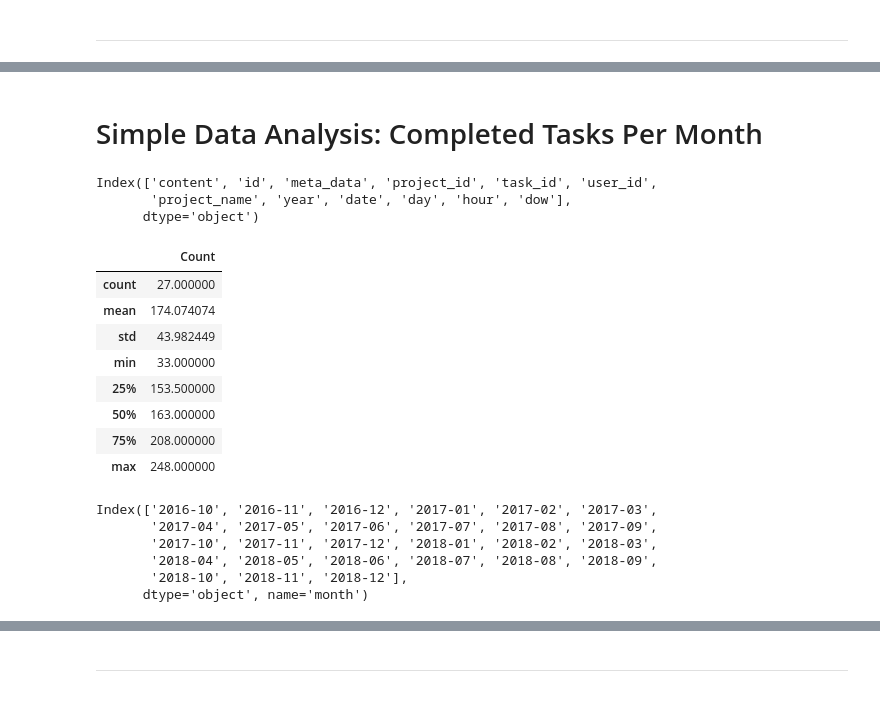
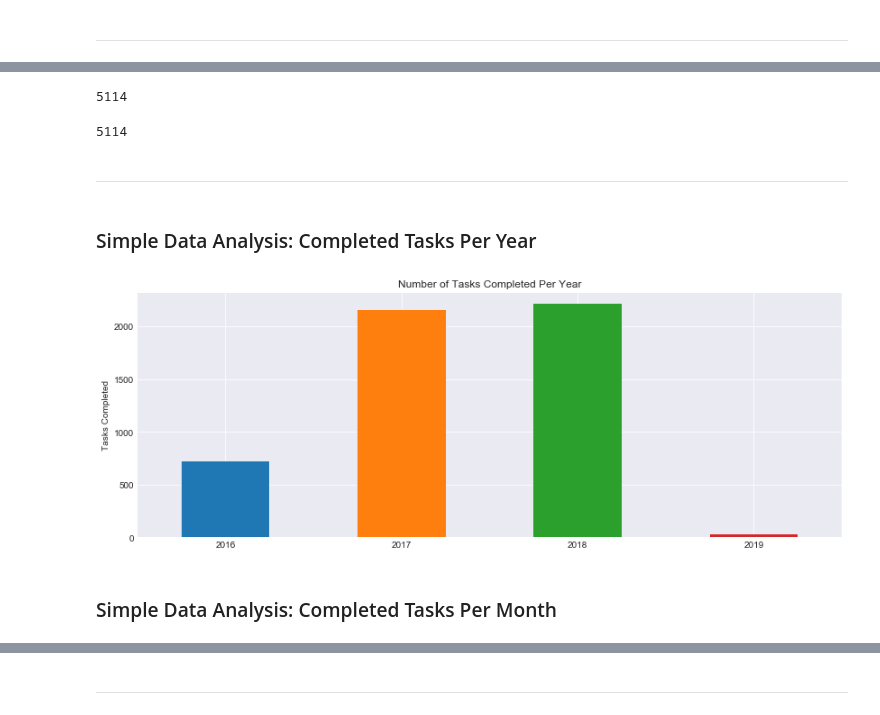
Before and after one commit to markwk/qs_ledger, a Jupyter notebook: todoist/todoist_data_analysis.ipynb, the cells around one changed output, grey strips where cells are left out. Drawn from its saved outputs; the diff is of its cells as text; code cells hidden in the pictures.

```diff
--- a/todoist/todoist_data_analysis.ipynb
+++ b/todoist/todoist_data_analysis.ipynb
@@ -16,2 +24,33 @@ from datetime import datetime
+# %%
+# import raw data
+raw_tasks = pd.read_csv("data/todost-raw-tasks-completed.csv")
+len(raw_tasks)
+# %% [output]
+5114
+# %%
+# import processed data
+tasks = pd.read_csv("data/todost-tasks-completed.csv")
+len(tasks)
+# %% [output]
+5114
+# %% [markdown]
+----
+# %% [markdown]
+### Simple Data Analysis: Completed Tasks Per Year
+# %%
+year_data = tasks['year'].value_counts().sort_index()
+# %%
+# Chart Monthly Tasks Count
+dataset = year_data
+chart_title = 'Number of Tasks Completed Per Year'
+
+plt.style.use('seaborn-darkgrid')
+ax = dataset.plot.bar(figsize=(14, 5), rot=0, legend=False)
+ax.set_ylabel('Tasks Completed')
+ax.set_xlabel('')
+ax.set_title(chart_title)
+plt.show()
+# %% [output]
+[figure, added]
 # %% [markdown]
-# Simple Data Analysis: Completed Tasks Per Month
+### Simple Data Analysis: Completed Tasks Per Month
@@ -22,6 +56,0 @@ totals_by_month = past_tasks.groupby(['month']).count()
-# %%
-totals_by_month.columns
-# %% [output]
-Index(['content', 'id', 'meta_data', 'project_id', 'task_id', 'user_id',
-       'project_name', 'year', 'date', 'day', 'hour', 'dow'],
-      dtype='object')
@@ -32,21 +56,0 @@ totals_by_month.columns = ['Count']
-# %%
-totals_by_month.describe()
-# %% [output]
-|  | Count |
-| count | 27.000000 |
-| mean | 174.074074 |
-| std | 43.982449 |
-| min | 33.000000 |
-| 25% | 153.500000 |
-| 50% | 163.000000 |
-| 75% | 208.000000 |
-| max | 248.000000 |
-# %%
-totals_by_month.index
-# %% [output]
-Index(['2016-10', '2016-11', '2016-12', '2017-01', '2017-02', '2017-03',
-       '2017-04', '2017-05', '2017-06', '2017-07', '2017-08', '2017-09',
-       '2017-10', '2017-11', '2017-12', '2018-01', '2018-02', '2018-03',
-       '2018-04', '2018-05', '2018-06', '2018-07', '2018-08', '2018-09',
-       '2018-10', '2018-11', '2018-12'],
-      dtype='object', name='month')
```
Also changed, not shown: parts of 54 cells of this notebook.
